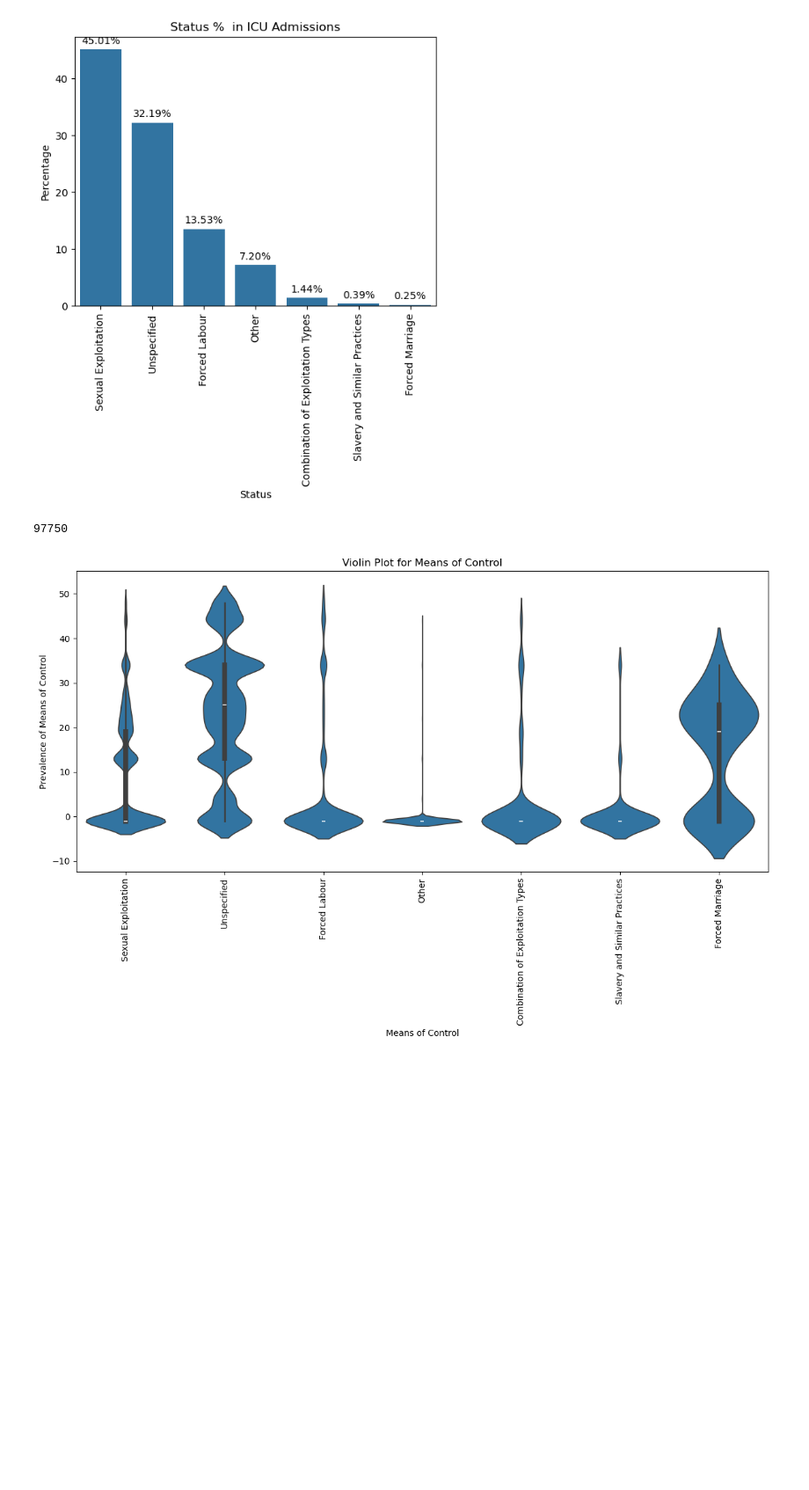
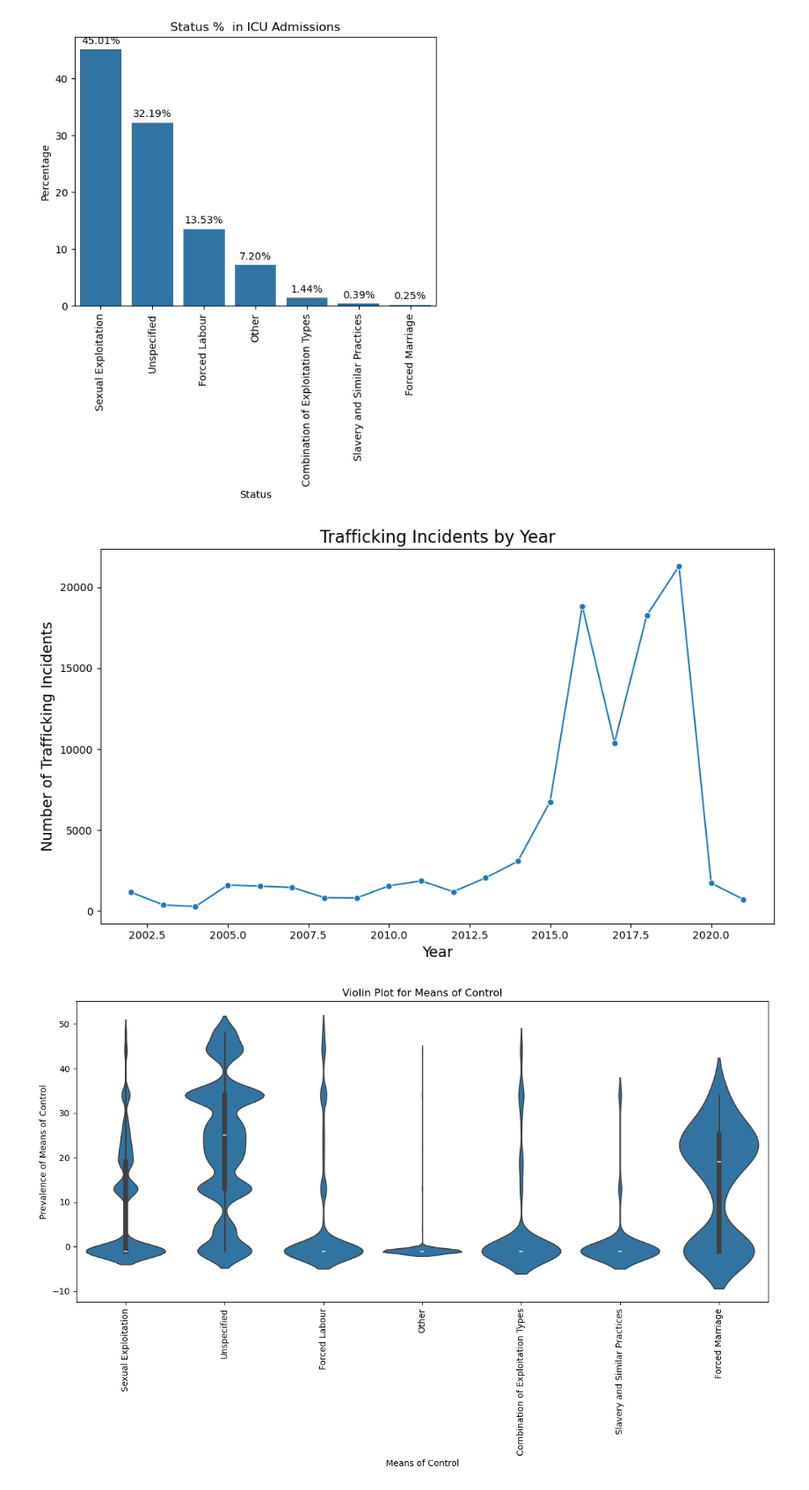
Before and after one commit to willanastas16/Ds4200-final, a Jupyter notebook: DS4200 Project _WORKING DOC.ipynb, the cells around one changed output. Shown at 88% size. Cells and saved outputs as stored; diff of their text form; code cells hidden in the pictures; blank space fills up the shorter version.

```diff
--- a/DS4200 Project _WORKING DOC.ipynb
+++ b/DS4200 Project _WORKING DOC.ipynb
@@ -266,13 +291,23 @@ plt.title('Status %  in ICU Admissions')
 plt.show()
 # %% [output]
 [figure]
-# %%
-group_counts = df['means_of_control'].value_counts()
-
-# Display the counts
-print(sum(group_counts))
-# %% [output]
-97750
+# %%
+yearly_counts = df_clean['yearOfRegistration'].value_counts().sort_index()
+
+# create the line plot
+plt.figure(figsize=(10, 6))
+sns.lineplot(x=yearly_counts.index, y=yearly_counts.values, marker='o')
+
+# set labels and title
+plt.xlabel('Year', fontsize=14)
+plt.ylabel('Number of Trafficking Incidents', fontsize=14)
+plt.title('Trafficking Incidents by Year', fontsize=16)
+
+# show the plot
+plt.tight_layout()
+plt.show()
+# %% [output]
+[figure, added]
 # %%
 
 
```
Also changed, not shown: parts of 18 cells of this notebook.
